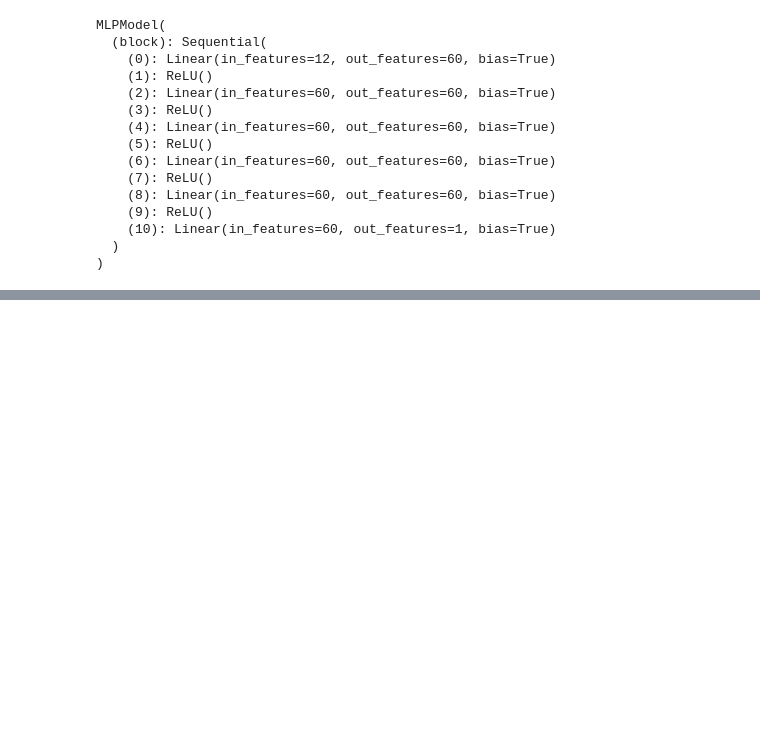
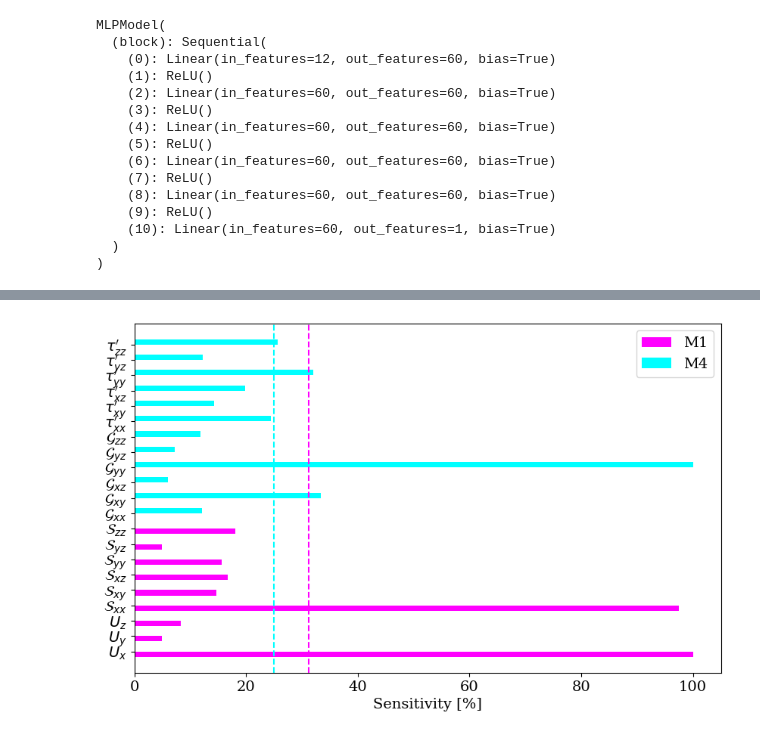
Before and after one commit to halimarefat/torchFOAM, a Jupyter notebook: JupyterLab/Analysis_unseen.ipynb, the cells around one changed output, grey strips where cells are left out. Drawn from its saved outputs; the diff is of its cells as text; code cells hidden in the pictures; blank space fills up the shorter version.

```diff
--- a/JupyterLab/Analysis_unseen.ipynb
+++ b/JupyterLab/Analysis_unseen.ipynb
@@ -44,6 +47,11 @@ df = pd.concat(frames)
 df.shape
 # %% [output]
 (38031441, 23)
+# %%
+M1_names = [r'$U_x$', r'$U_y$', r'$U_z$', r'$\mathcal{S}_{xx}$', r'$\mathcal{S}_{xy}$', r'$\mathcal{S}_{xz}$', r'$\mathcal{S}_{yy}$', r'$\mathcal{S}_{yz}$', r'$\mathcal{S}_{zz}$', r'$C_s$']
+M2_names = [r'$\mathcal{G}_{xx}$', r'$\mathcal{G}_{xy}$', r'$\mathcal{G}_{xz}$', r'$\mathcal{G}_{yy}$', r'$\mathcal{G}_{yz}$', r'$\mathcal{G}_{zz}$', r'$\mathcal{S}_{xx}$', r'$\mathcal{S}_{xy}$', r'$\mathcal{S}_{xz}$', r'$\mathcal{S}_{yy}$', r'$\mathcal{S}_{yz}$', r'$\mathcal{S}_{zz}$', r'$C_s$']
+M3_names = [r'$U_x$', r'$U_y$', r'$U_z$', r'$\tau^{\prime}_{xx}$',  r'$\tau^{\prime}_{xy}$', r'$\tau^{\prime}_{xz}$', r'$\tau^{\prime}_{yy}$', r'$\tau^{\prime}_{yz}$', r'$\tau^{\prime}_{zz}$', r'$C_s$']
+M4_names = [r'$\mathcal{G}_{xx}$', r'$\mathcal{G}_{xy}$', r'$\mathcal{G}_{xz}$', r'$\mathcal{G}_{yy}$', r'$\mathcal{G}_{yz}$', r'$\mathcal{G}_{zz}$', r'$\tau^{\prime}_{xx}$',  r'$\tau^{\prime}_{xy}$', r'$\tau^{\prime}_{xz}$', r'$\tau^{\prime}_{yy}$', r'$\tau^{\prime}_{yz}$', r'$\tau^{\prime}_{zz}$', r'$C_s$']
 # %%
 M1_headers = ['Ux', 'Uy', 'Uz', 'S1',  'S2', 'S3', 'S4', 'S5', 'S6', 'Cs']
 M2_headers = ['G1', 'G2', 'G3', 'G4', 'G5', 'G6', 'S1',  'S2', 'S3', 'S4', 'S5', 'S6', 'Cs']
@@ -183,0 +317,9 @@ pred.detach().numpy().shape
+# %%
+X_1 = torch.from_numpy(test_1[:, :-1]).float()
+X_2 = torch.from_numpy(test_2[:, :-1]).float()
+
+sensitivities_1 = sensitivity_analysis(model_1, X_1)
+sensitivities_2 = sensitivity_analysis(model_2, X_2)
+
+print("Sensitivities for 1:", sensitivities_1)
+print("Sensitivities for 2:", sensitivities_2)
@@ -183,0 +332,9 @@ pred.detach().numpy().shape
+# %%
+plot_sensitivities(features_name=[feature_names_1[:-1], feature_names_2[:-1]],
+                   sensitivities=[sensitivities_1, sensitivities_2],
+                   colors=['fuchsia', 'aqua'], #m3
+                   #colors=['navy', 'red'], # m4
+                   labels=[dt_name_1[0:2], dt_name_2[0:2]],
+                   path=f'../nnTraining/Results/Sensitivity_{dt_name_1[0:2]}_{dt_name_2}.png')
+# %% [output]
+[figure, added]
```
Also changed, not shown: parts of 32 cells of this notebook, 53 other files.
